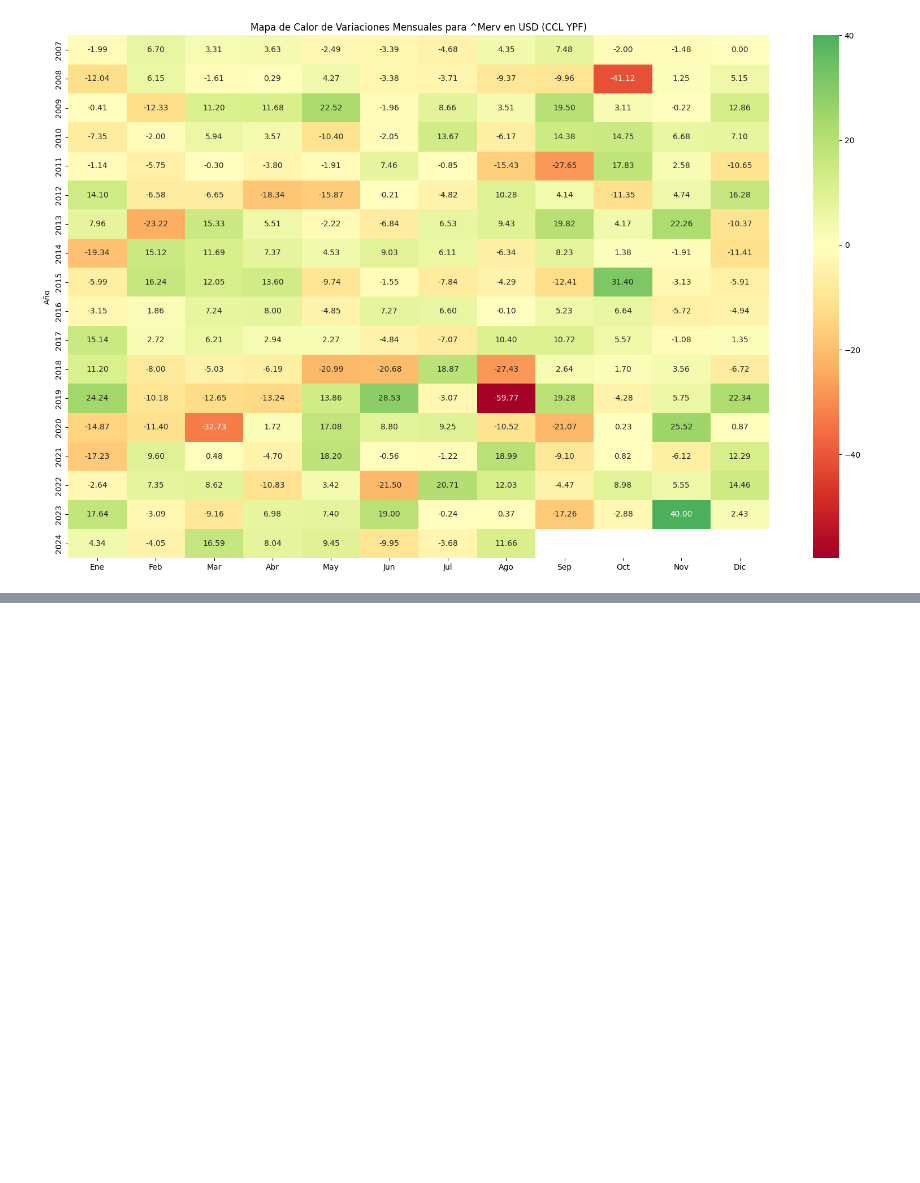
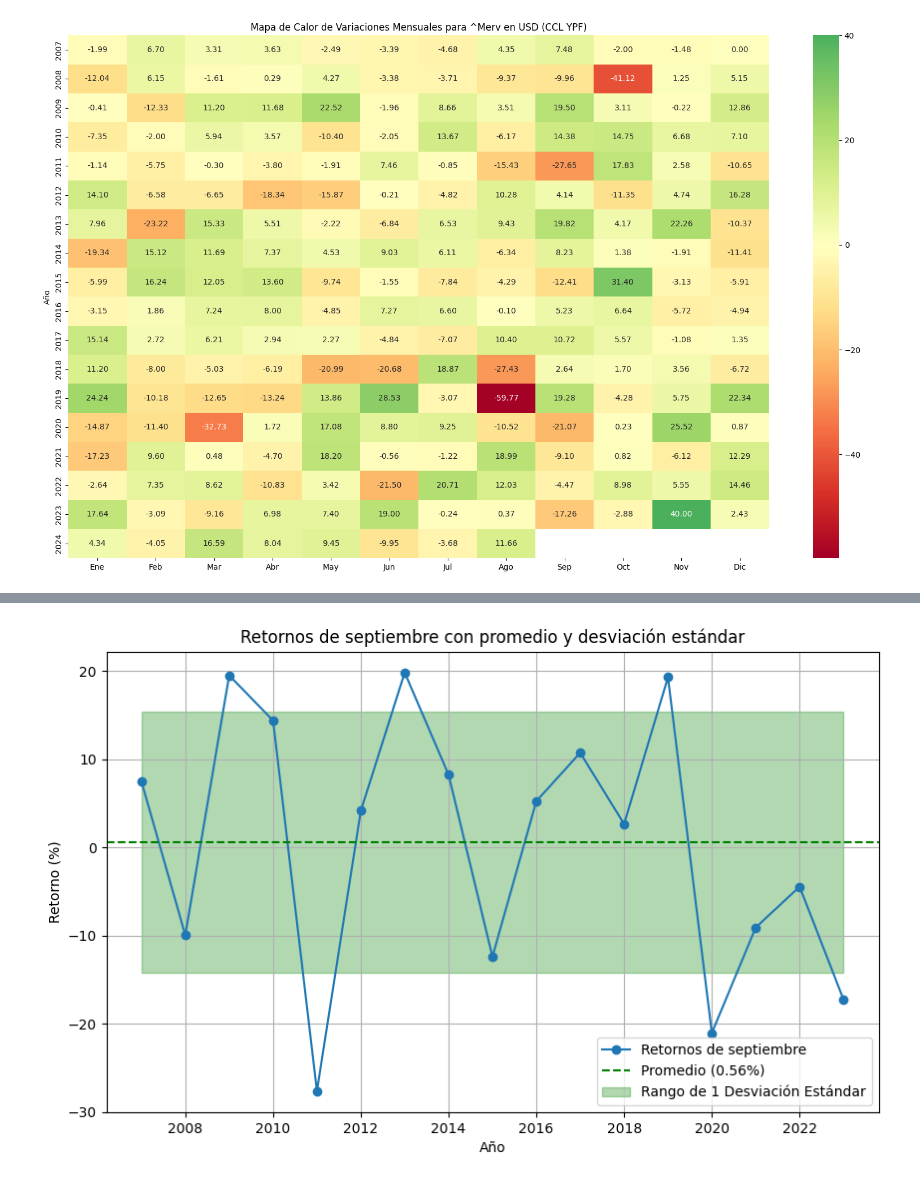
Before and after one commit to ferrubin/Mervalito_Index, a Jupyter notebook: returns_merval_usd.ipynb, the cells around one changed output, grey strips where cells are left out. Cells and saved outputs as stored; diff of their text form; code cells hidden in the pictures; blank space fills up the shorter version.

```diff
--- a/returns_merval_usd.ipynb
+++ b/returns_merval_usd.ipynb
@@ -40,0 +87,50 @@ plt.show()
+# %%
+import pandas as pd
+import numpy as np
+import matplotlib.pyplot as plt
+
+# Crear el DataFrame con los datos
+data = {
+    'Año': range(2007, 2025),
+    'Ene': [-1.99, -12.04, -0.41, -7.35, -1.14, 14.10, 7.96, -19.34, -5.99, -3.15, 15.14, 11.20, 24.24, -14.87, -17.23, -2.64, 17.64, 4.34],
+    'Feb': [6.70, 6.15, -12.33, -2.00, -5.75, -6.58, -23.22, 15.12, 16.24, 1.86, 2.72, -8.00, -10.18, -11.40, 9.60, 7.35, -3.09, -4.05],
+    'Mar': [3.31, -1.61, 11.20, 5.94, -0.30, -6.65, 15.33, 11.69, 12.05, 7.24, 6.21, -5.03, -12.65, -32.73, 0.48, 8.62, -9.16, 16.59],
+    'Abr': [3.63, 0.29, 11.68, 3.57, -3.80, -18.34, 5.51, 7.37, 13.60, 8.00, 2.94, -6.19, -13.24, 1.72, -4.70, -10.83, 6.98, 8.04],
+    'May': [-2.49, 4.27, 22.52, -10.40, -1.91, -15.87, -2.22, 4.53, -9.74, -4.85, 2.27, -20.99, 13.86, 17.08, 18.20, 3.42, 7.40, 9.45],
+    'Jun': [-3.39, -3.38, -1.96, -2.05, 7.46, -0.21, -6.84, 9.03, -1.55, 7.27, -4.84, -20.68, 28.53, 8.80, -0.56, -21.50, 19.00, -9.95],
+    'Jul': [-4.68, -3.71, 8.66, 13.67, -0.85, -4.82, 6.53, 6.11, -7.84, 6.60, -7.07, 18.87, -3.07, 9.25, -1.22, 20.71, -0.24, -3.68],
+    'Ago': [4.35, -9.37, 3.51, -6.17, -15.43, 10.28, 9.43, -6.34, -4.29, -0.10, 10.40, -27.43, -59.77, -10.52, 18.99, 12.03, 0.37, 11.66],
+    'Sep': [7.48, -9.96, 19.50, 14.38, -27.65, 4.14, 19.82, 8.23, -12.41, 5.23, 10.72, 2.64, 19.28, -21.07, -9.10, -4.47, -17.26, None],
+    'Oct': [-2.00, -41.12, 3.11, 14.75, 17.83, -11.35, 4.17, 1.38, 31.40, 6.64, 5.57, 1.70, -4.28, 0.23, 0.82, 8.98, -2.88, None],
+    'Nov': [-1.48, 1.25, -0.22, 6.68, 2.58, 4.74, 22.26, -1.91, -3.13, -5.72, -1.08, 3.56, 5.75, 25.52, -6.12, 5.55, 40.00, None],
+    'Dic': [0.0, 5.15, 12.86, 7.10, -10.65, 16.28, -10.37, -11.41, -5.91, -4.94, 1.35, -6.72, 22.34, 0.87, 12.29, 14.46, 2.43, None]
+}
+
+df = pd.DataFrame(data)
+df.set_index('Año', inplace=True)
+
+# Extraer los datos de septiembre y eliminar valores nulos
+september_returns = df['Sep'].dropna()
+
+# Calcular el promedio y la desviación estándar
+september_mean = september_returns.mean()
+september_std = september_returns.std()
+
+# Graficar la desviación estándar y el promedio
+plt.figure(figsize=(10, 6))
+years = september_returns.index
+plt.plot(years, september_returns, marker='o', label='Retornos de septiembre')
+
+# Graficar el promedio y el área de la desviación estándar
+plt.axhline(september_mean, color='green', linestyle='--', label=f'Promedio ({september_mean:.2f}%)')
+plt.fill_between(years, september_mean - september_std, september_mean + september_std, color='green', alpha=0.3, label=f'Rango de 1 Desviación Estándar')
+
+# Personalizar la gráfica
+plt.title('Retornos de septiembre con promedio y desviación estándar')
+plt.xlabel('Año')
+plt.ylabel('Retorno (%)')
+plt.legend()
+plt.grid(True)
+plt.show()
+# %% [output]
+[figure, added]
```
Also changed, not shown: parts of 2 cells of this notebook, 1 other file.
